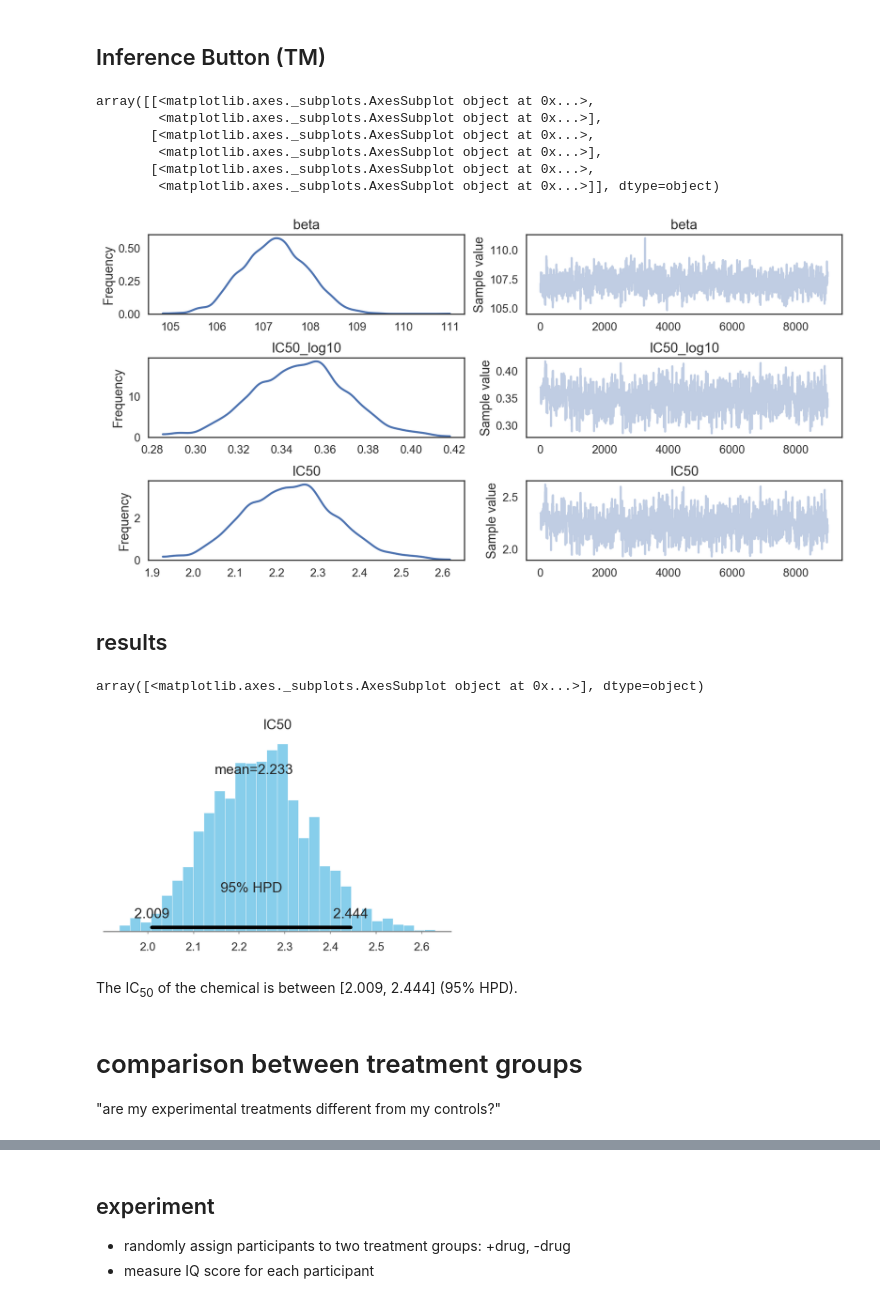
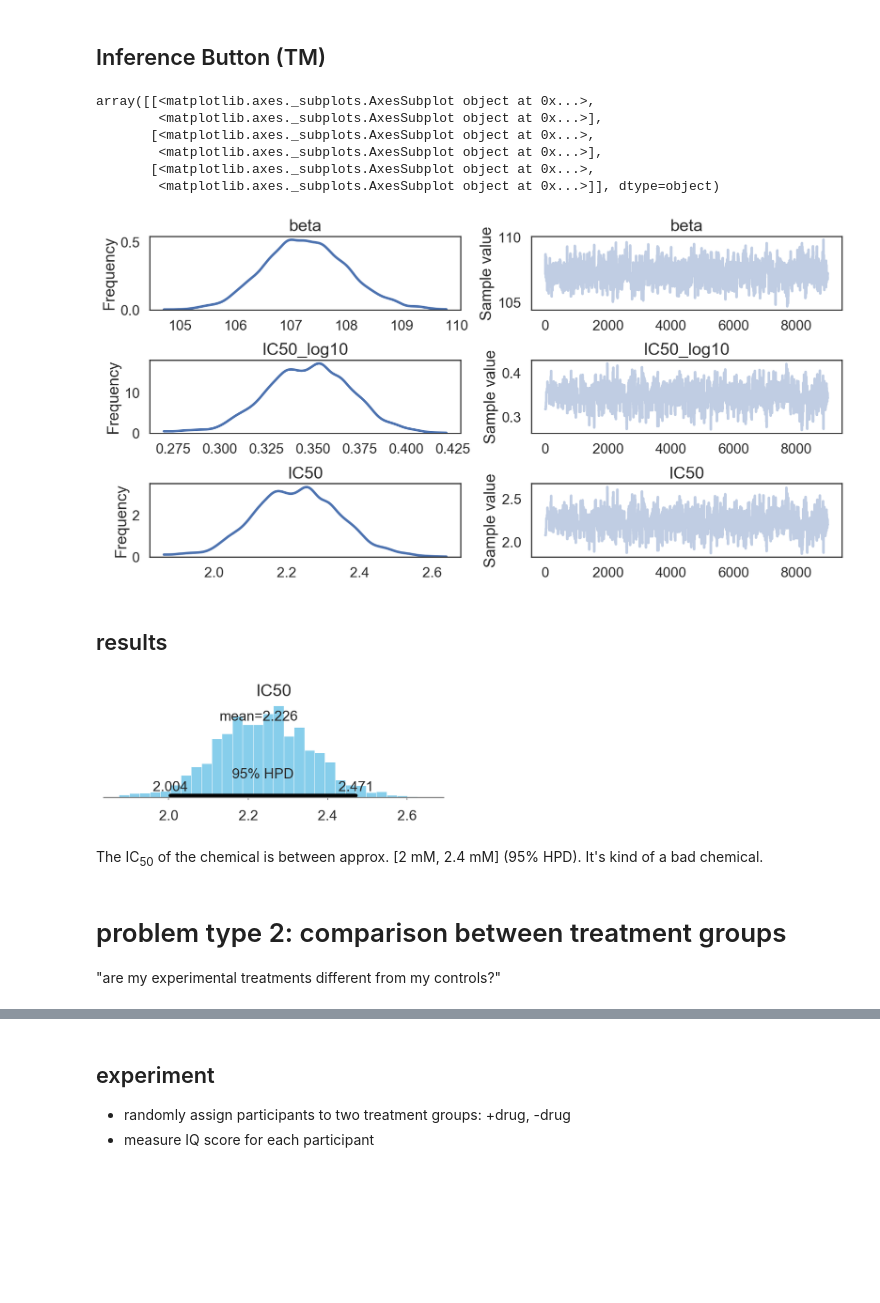
Before and after one commit to ericmjl/bayesian-stats-talk, a Jupyter notebook: slides.ipynb, the cells around one changed output, grey strips where cells are left out. Drawn from its saved outputs; the diff is of its cells as text; code cells hidden in the pictures; blank space fills up the shorter version.

```diff
--- a/slides.ipynb
+++ b/slides.ipynb
@@ -4,7 +4,7 @@ import numpy.random as npr
 import matplotlib.pyplot as plt
 from collections import Counter
 import seaborn as sns
-sns.set_context('talk')
+sns.set_context('poster')
 sns.set_style('white')
 
 %config InlineBackend.figure_format = 'retina'
@@ -93,6 +104,6 @@ Counter({0: 19, 1: 11})
 # %% [markdown]
 ## code
 # %%
-with pm.Model() as model:
+with pm.Model() as coin_model:
     p = pm.Uniform('p', 0, 1)
     like = pm.Bernoulli('likelihood', p=p, observed=tosses)
@@ -99,6 +112,7 @@ with pm.Model() as model:
 # %% [markdown]
 # Inference Button (TM)
 # %%
-with model:
+with coin_model:
     step = pm.Metropolis()
-    trace = pm.sample(2000, step=step)
+    start = pm.find_MAP()
+    coin_trace = pm.sample(2000, step=step, start=start)
@@ -183,9 +209,9 @@ with pm.Model() as ic50_model:
 # %%
 with ic50_model:
     step = pm.Metropolis()
-    trace = pm.sample(10000, step=step)
+    ic50_trace = pm.sample(10000, step=step)
 # %%
-pm.traceplot(trace[1000:])
+pm.traceplot(ic50_trace[1000:])
 # %% [output]
 array([[<matplotlib.axes._subplots.AxesSubplot object at 0x...>,
         <matplotlib.axes._subplots.AxesSubplot object at 0x...>],
@@ -193,19 +219,19 @@ array([[<matplotlib.axes._subplots.AxesSubplot object at 0x...>,
         <matplotlib.axes._subplots.AxesSubplot object at 0x...>],
        [<matplotlib.axes._subplots.AxesSubplot object at 0x...>,
         <matplotlib.axes._subplots.AxesSubplot object at 0x...>]], dtype=object)
-[figure, old version]
+[figure, new version]
 # %% [markdown]
 ## results
 # %%
-pm.plot_posterior(trace[1000:], varnames=['IC50'],
-                  color='#87ceeb', point_estimate='mean', figsize=(12,4))
+pm.plot_posterior(ic50_trace[1000:], varnames=['IC50'],
+                  color='#87ceeb', point_estimate='mean')
+plt.show()
 # %% [output]
-array([<matplotlib.axes._subplots.AxesSubplot object at 0x...>], dtype=object)
-[figure, old version]
+[figure, new version]
 # %% [markdown]
-The IC<sub>50</sub> of the chemical is between [2.009, 2.444] (95% HPD).
+The IC<sub>50</sub> of the chemical is between approx. [2 mM, 2.4 mM] (95% HPD). It's kind of a bad chemical.
 # %% [markdown]
-# comparison between treatment groups
+# problem type 2: comparison between treatment groups
 
 "are my experimental treatments different from my controls?"
 # %% [markdown]
```
Also changed, not shown: parts of 29 cells of this notebook.
